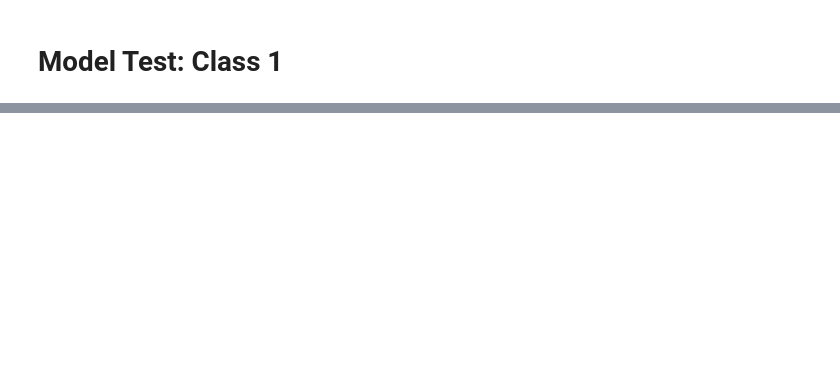
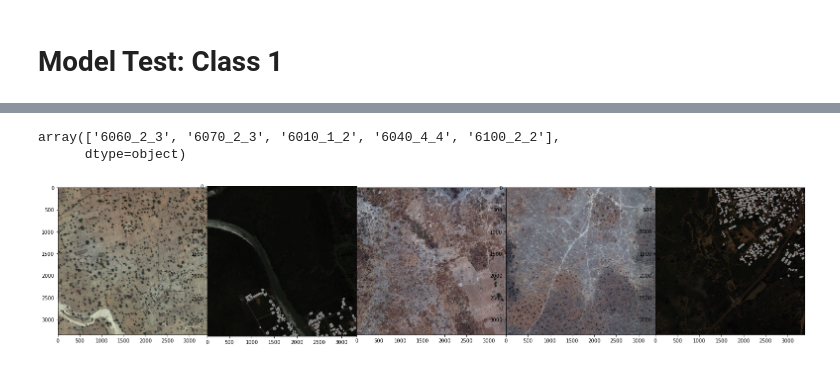
Before and after one commit to dsmoot/udacity_ml_engineer_projects, a Jupyter notebook: 3_Capstone/data_prep.ipynb, the cells around one changed output, grey strips where cells are left out. Drawn from its saved outputs; the diff is of its cells as text; code cells hidden in the pictures; blank space fills up the shorter version.

```diff
--- a/3_Capstone/data_prep.ipynb
+++ b/3_Capstone/data_prep.ipynb
@@ -538,0 +494,5 @@ array([5, 0, 4, ..., 5, 6, 8], dtype=uint8)
+# %%
+test_imgs
+# %% [output]
+array(['6060_2_3', '6070_2_3', '6010_1_2', '6040_4_4', '6100_2_2'],
+      dtype=object)
@@ -538,0 +503,16 @@ array([5, 0, 4, ..., 5, 6, 8], dtype=uint8)
+# %%
+gdf = gpd.read_file('train_gdf.geojson')
+# %%
+fig, axes = plt.subplots(1,5,figsize=(27,7))
+
+plt.subplots_adjust(wspace=0, hspace=0)
+
+for i,file in enumerate(test_imgs):
+    with rasterio.open(os.path.join('three_band',file+".tif")) as raster:
+
+        geom = gdf.loc[(gdf['ImageId']==file)& (gdf['ClassType']==1),'geometry'].values[0]
+        if geom != None:
+            axes[i].add_patch(PolygonPatch(geom,alpha=0.65,ec='#aaaaaa',fc='#aaaaaa'))
+        rasterio.plot.show(utils.scale_pixels(raster),ax=axes[i])
+# %% [output]
+[figure, added]
```
Also changed, not shown: parts of 52 cells of this notebook, 1 other file.
